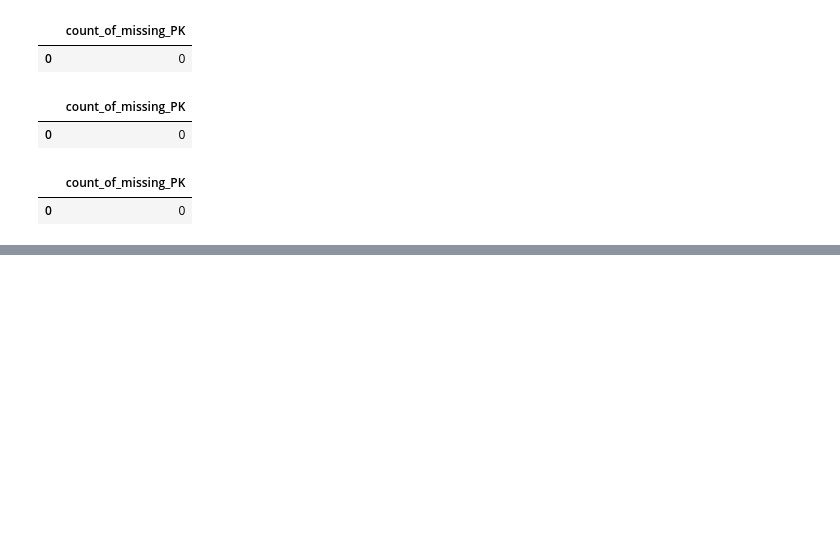
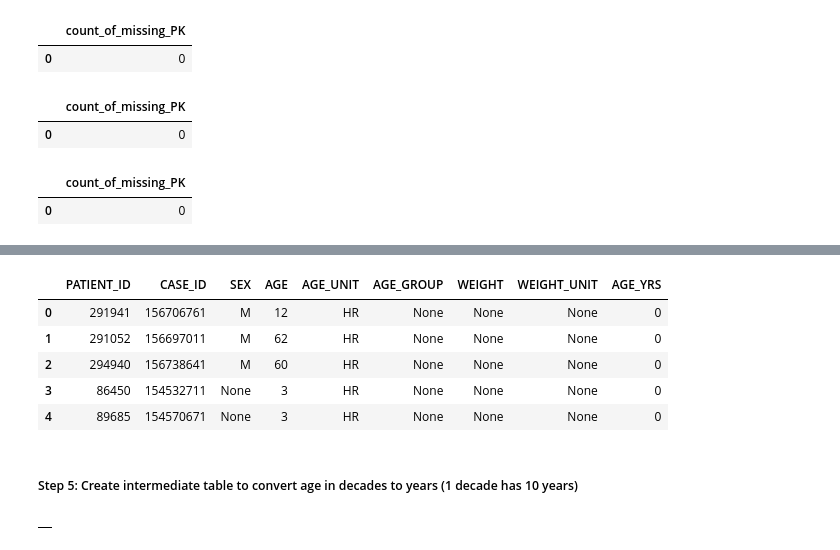
Before and after one commit to noahplacke/cs327e-Vaxonomics, a Jupyter notebook: Project/faers_modeled.ipynb, the cells around one changed output, grey strips where cells are left out. Saved outputs shown, nothing was run; the diff lists cells and outputs as text; code cells hidden in the pictures; blank space fills up the shorter version.

```diff
--- a/Project/faers_modeled.ipynb
+++ b/Project/faers_modeled.ipynb
@@ -455,0 +541,23 @@ where ai.INGREDIENT_ID is null
+# %%
+%%bigquery
+# Check if transformation done correctly
+select * from faers_modeled.Patient_SQL_4
+order by AGE_YRS desc
+limit 5
+# %% [output]
+|  | PATIENT_ID | CASE_ID | SEX | AGE | AGE_UNIT | AGE_GROUP | WEIGHT | WEIGHT_UNIT | AGE_YRS |
+| 0 | 291941 | 156706761 | M | 12 | HR | None | None | None | 0 |
+| 1 | 291052 | 156697011 | M | 62 | HR | None | None | None | 0 |
+| 2 | 294940 | 156738641 | M | 60 | HR | None | None | None | 0 |
+| 3 | 86450 | 154532711 | None | 3 | HR | None | None | None | 0 |
+| 4 | 89685 | 154570671 | None | 3 | HR | None | None | None | 0 |
+# %% [markdown]
+##### Step 5: Create intermediate table to convert age in decades to years (1 decade has 10 years)
+# %%
+%%bigquery
+create or replace table faers_modeled.Patient_SQL_5 as
+select *, CAST(FLOOR(AGE*10) as INT64) as AGE_YRS
+from faers_modeled.Patient
+where AGE_UNIT = 'DEC' and AGE is not null
+# %% [output]
+|  |
```
Also changed, not shown: parts of 34 cells of this notebook, 11 other files.
